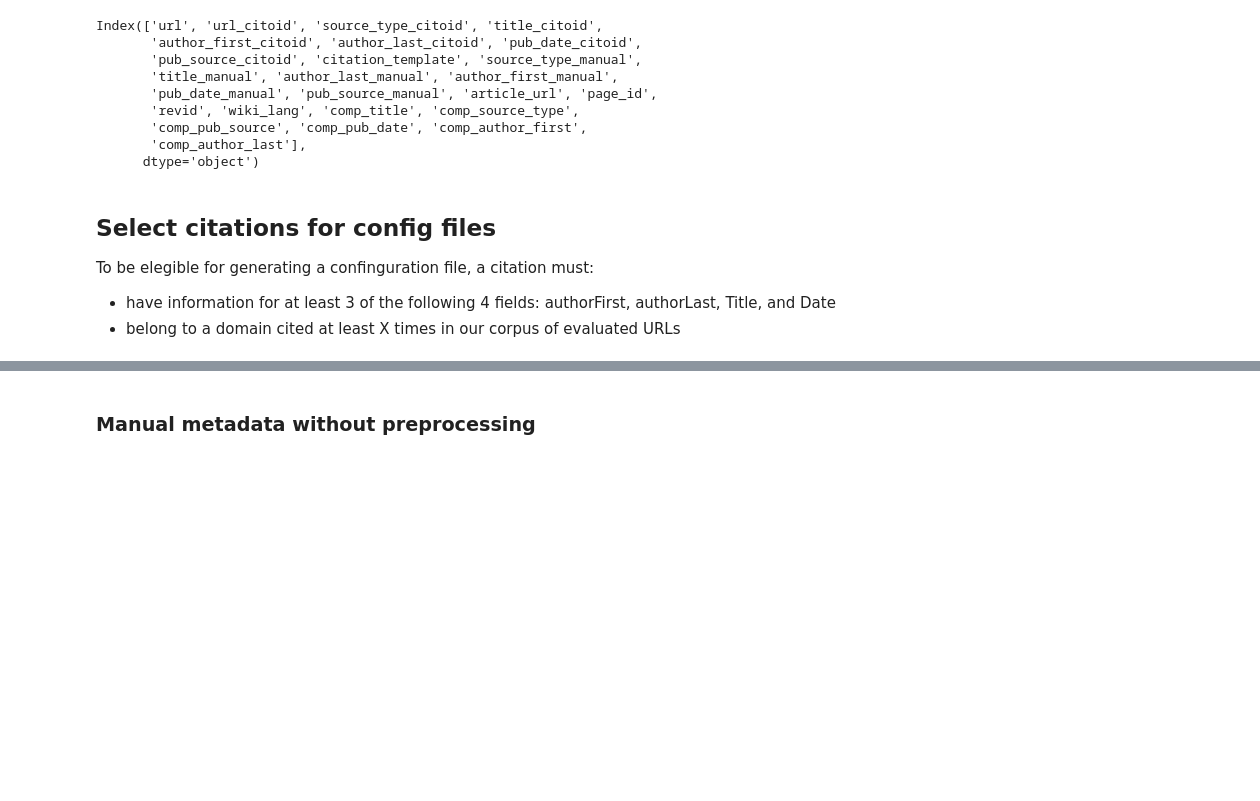
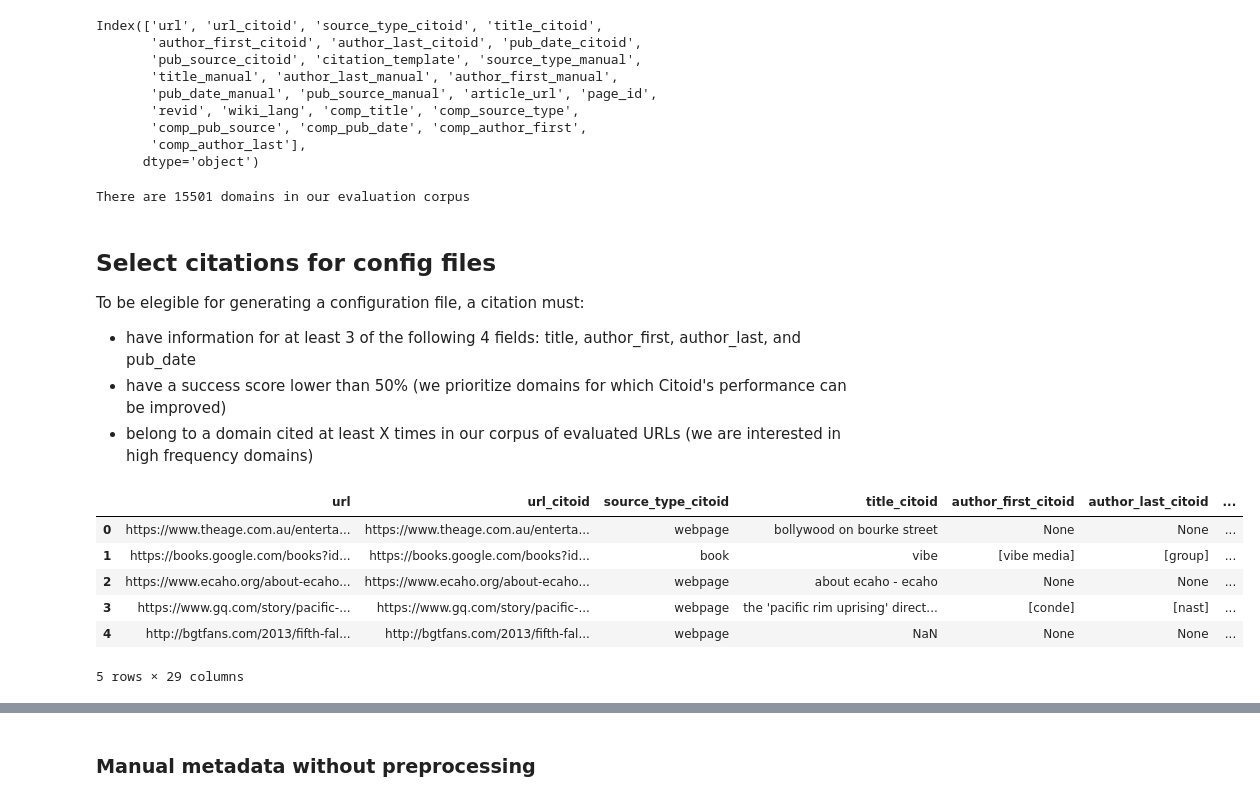
Before and after one commit to hdlabconicet/Web2Cit-research, a Jupyter notebook: create-config-files.ipynb, the cells around one changed output, grey strips where cells are left out. Cells and saved outputs as stored; diff of their text form; code cells hidden in the pictures; blank space fills up the shorter version.

```diff
--- a/create-config-files.ipynb
+++ b/create-config-files.ipynb
@@ -173,6 +188,10 @@ citoid_eval["citoid_success"] = (citoid_eval[comp_fields] >= 0.75).sum(axis=1)
 # %%
 ## find domains
 citoid_eval['domain'] = citoid_eval['url'].map(lambda x : urlparse(x).netloc)
+# %%
+print(f"There are {len(citoid_eval.domain.drop_duplicates())} domains in our evaluation corpus")
+# %% [output]
+There are 15501 domains in our evaluation corpus
 # %%
 ## calculate domain popularity (count domain freq)
 citoid_eval["domain_counts"] = citoid_eval.groupby('domain')["domain"].transform("count")
@@ -182,7 +201,18 @@ citoid_eval["domain_score"] = citoid_eval.groupby("domain")["citoid_success"].tr
 # %% [markdown]
 ## Select citations for config files
 
-To be elegible for generating a confinguration file, a citation must:
+To be elegible for generating a configuration file, a citation must:
 
-- have information for at least 3 of the following 4 fields: authorFirst, authorLast, Title, and Date
-- belong to a domain cited at least X times in our corpus of evaluated URLs
+- have information for at least 3 of the following 4 fields: title, author_first, author_last, and pub_date
+- have a success score lower than 50% (we prioritize domains for which Citoid's performance can be improved)
+- belong to a domain cited at least X times in our corpus of evaluated URLs (we are interested in high frequency domains)
+# %%
+citoid_eval.head()
+# %% [output]
+|  | url | url_citoid | source_type_citoid | title_citoid | author_first_citoid | author_last_citoid | ... |
+| 0 | https://www.theage.com.au/enterta... | https://www.theage.com.au/enterta... | webpage | bollywood on bourke street | None | None | ... |
+| 1 | https://books.google.com/books?id... | https://books.google.com/books?id... | book | vibe | [vibe media] | [group] | ... |
+| 2 | https://www.ecaho.org/about-ecaho... | https://www.ecaho.org/about-ecaho... | webpage | about ecaho - ecaho | None | None | ... |
+| 3 | https://www.gq.com/story/pacific-... | https://www.gq.com/story/pacific-... | webpage | the 'pacific rim uprising' direct... | [conde] | [nast] | ... |
+| 4 | http://bgtfans.com/2013/fifth-fal... | http://bgtfans.com/2013/fifth-fal... | webpage | NaN | None | None | ... |
+5 rows × 29 columns
```
Also changed, not shown: parts of 50 cells of this notebook, 43 other files.
